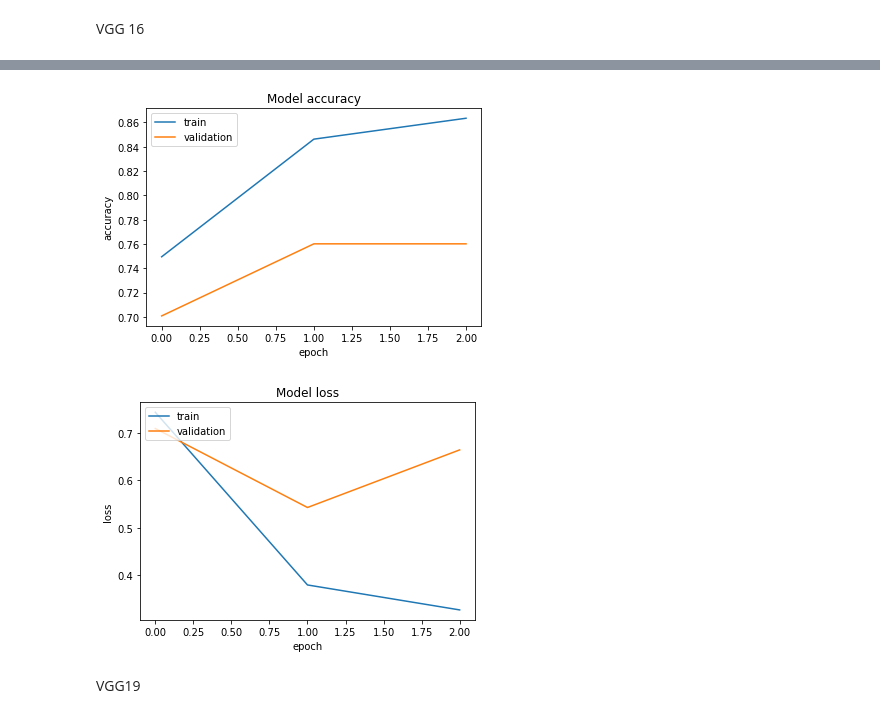
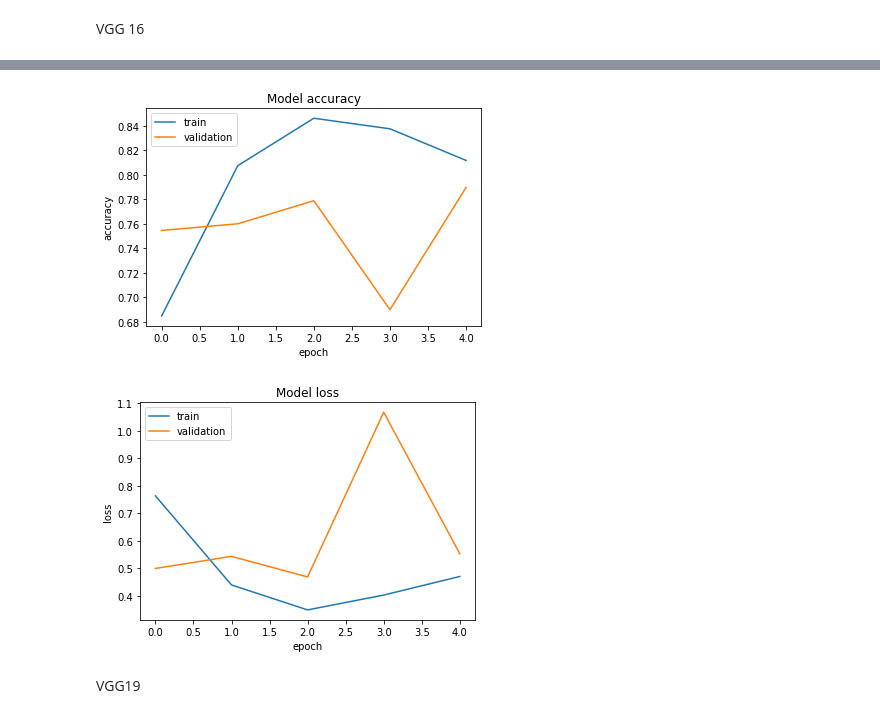
Before and after one commit to m0n1sh/dsci_project_team_2, a Jupyter notebook: Transfer_learning_VGG16.ipynb, the cells around one changed output, grey strips where cells are left out. Saved outputs shown, nothing was run; the diff lists cells and outputs as text; code cells hidden in the pictures.

Commit message:
Added code for transfer learning using VGG16 and VGG19, along with the alexnet model

```diff
--- a/Transfer_learning_VGG16.ipynb
+++ b/Transfer_learning_VGG16.ipynb
@@ -65,7 +65,7 @@ BATCH_SIZE = 32
 image_height = 227
 image_width = 227
 train_dir = "/sample/train_pizza/train"
-valid_dir = "/test/test_pizza"
+valid_dir = "/test_pizza/test_pizza"
 # model_dir = "./my_model.h5"
 # %%
 train_datagen = ImageDataGenerator(
@@ -157,6 +157,6 @@ model_VGG16.compile(optimizer="adam", loss='categorical_crossentropy', metrics=[
 # model2.fit(train_generator, epochs=5)
 # model2.fit(...)
 
-m=model_VGG16.fit(train_generator,validation_data  = valid_generator
-,epochs=3,verbose=2)
+trained_model_VGG16=model_VGG16.fit(train_generator,validation_data  = valid_generator
+,epochs=5,verbose=2)
 # %% [output]
@@ -169,9 +173,9 @@ Epoch 3/3
 # %%
-plot_accuracy(m)
-plot_loss(m)
+plot_accuracy(trained_model_VGG16)
+plot_loss(trained_model_VGG16)
 # %% [output]
-[figure, old version]
+[figure, new version]
-[figure, old version]
+[figure, new version]
 # %% [markdown]
 VGG19
 # %%
```
Also changed, not shown: parts of 12 cells of this notebook.
